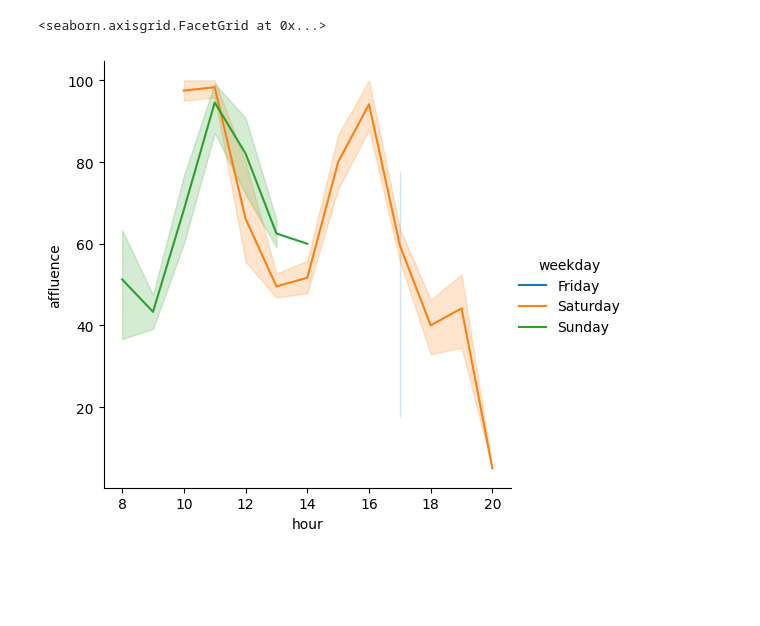
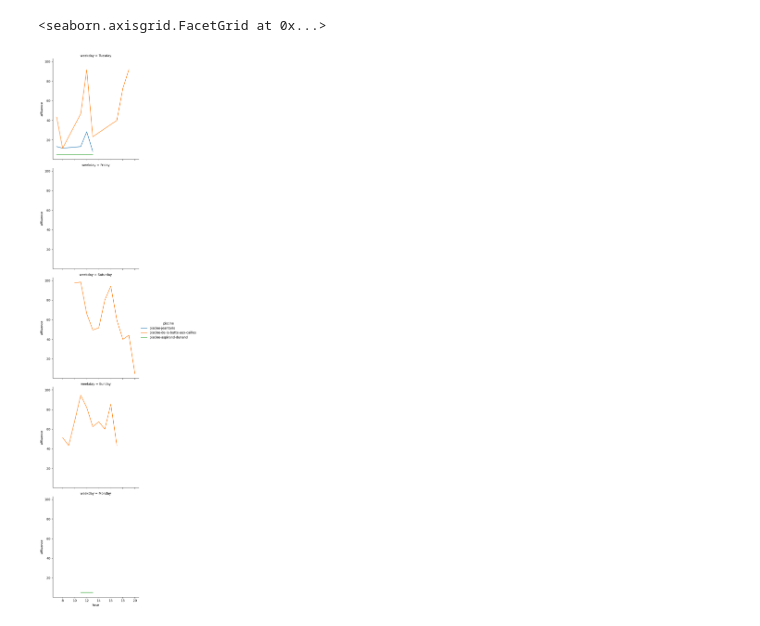
Before and after one commit to PaulLerner/affluences, a Jupyter notebook: analyze.ipynb, the cells around one changed output. Saved outputs shown, nothing was run; the diff lists cells and outputs as text; code cells hidden in the pictures; blank space fills up the shorter version.

```diff
--- a/analyze.ipynb
+++ b/analyze.ipynb
@@ -8,5 +10,9 @@ import seaborn as sns
 # %%
-data = pd.read_csv("piscine-de-la-butte-aux-cailles.csv", header=None, names = ["affluence","timestamp"])
+data = []
+for path in Path.cwd().glob("*.csv"):
+    data.append(pd.read_csv(path, header=None, names = ["affluence","timestamp"]))
+    data[-1]["piscine"]=path.stem
+data=pd.concat(data)
 
 data["date"] = [datetime.datetime.fromtimestamp(timestamp) for timestamp in data["timestamp"]]
 data["weekday"] = [date.strftime("%A") for date in data["date"]]
@@ -29,5 +42,5 @@ data
 # %%
-sns.relplot(data, y="affluence", x="hour", hue="weekday", kind="line", estimator="mean")
+sns.relplot(data, y="affluence", x="hour", row="weekday", kind="line", estimator="mean", errorbar=None, hue="piscine")#)"ci")
 # %% [output]
 <seaborn.axisgrid.FacetGrid at 0x...>
-[figure, old version]
+[figure, new version]
```
Also changed, not shown: parts of 3 cells of this notebook.
